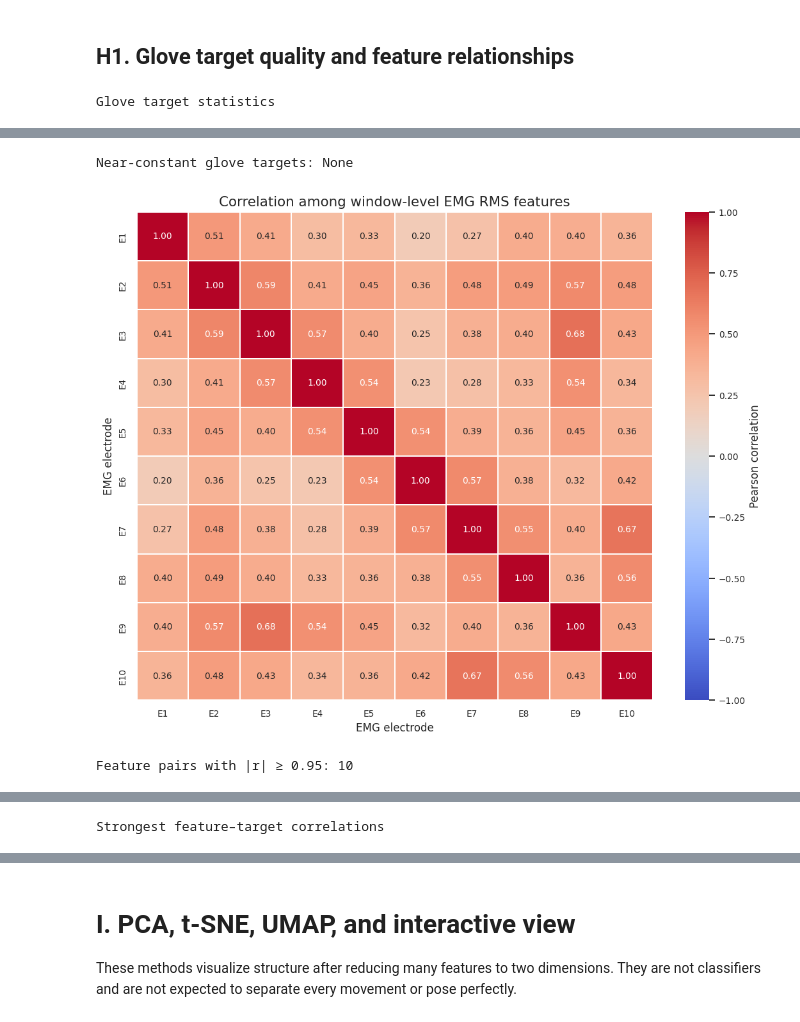
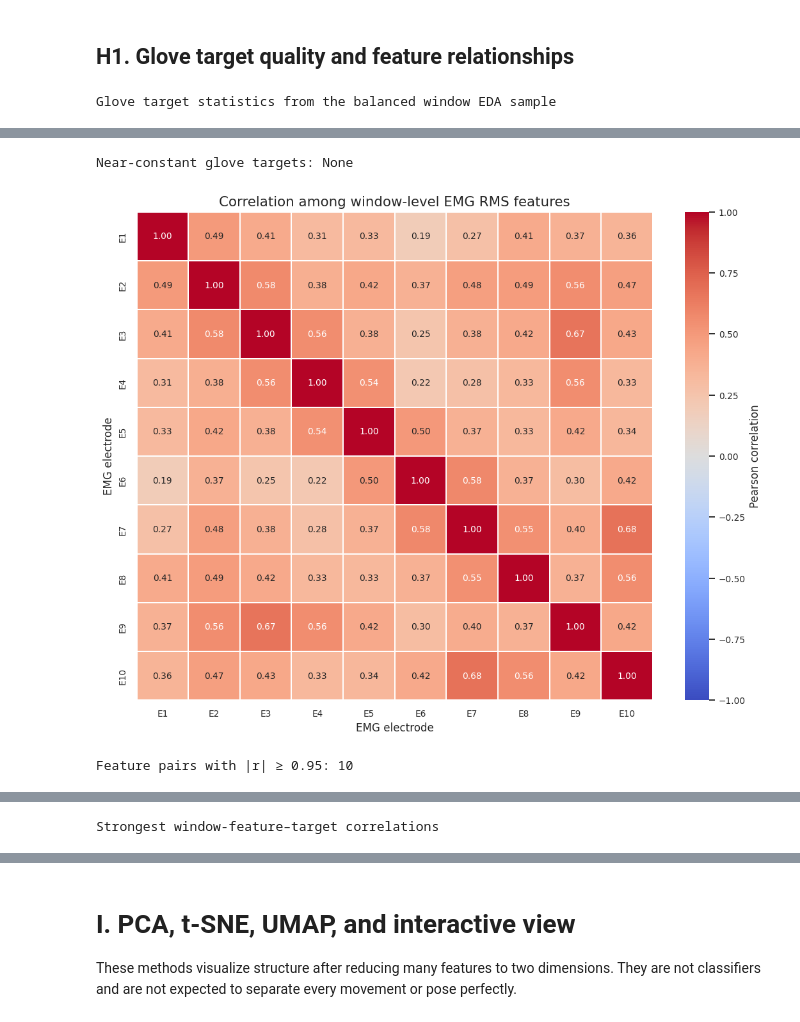
Before and after one commit to tasnovahaque/Group10_NinaProDB1_ML, a Jupyter notebook: code/task1/Group10_NinaProDb1_task1_eda.ipynb, the cells around one changed output, grey strips where cells are left out. Drawn from its saved outputs; the diff is of its cells as text; code cells hidden in the pictures.

```diff
--- a/code/task1/Group10_NinaProDb1_task1_eda.ipynb
+++ b/code/task1/Group10_NinaProDb1_task1_eda.ipynb
@@ -1022,31 +1190,52 @@ display(window_summary)
 # %% [markdown]
 ## H1. Glove target quality and feature relationships
 # %%
-target_stats = describe_columns(window_G, target_names)
-print("Glove target statistics")
+target_stats = describe_columns(eda_window_G, target_names)
+print("Glove target statistics from the balanced window EDA sample")
 display(target_stats.round(3))
-near_constant_targets = target_stats.index[target_stats["std"] < 1e-6].tolist()
-print("Near-constant glove targets:", near_constant_targets if near_constant_targets else "None")
 
-rms_columns = [f"RMS_E{i+1}" for i in range(len(emg_columns))]
-rms_corr = window_X[rms_columns].corr()
+near_constant_targets = target_stats.index[
+    target_stats["std"] < 1e-6
+].tolist()
+print(
+    "Near-constant glove targets:",
+    near_constant_targets if near_constant_targets else "None",
+)
+
+rms_columns = [f"RMS_E{i + 1}" for i in range(10)]
+rms_corr = eda_window_X[rms_columns].corr()
+
 annotated_heatmap(
     rms_corr,
     title="Correlation among window-level EMG RMS features",
-    xlabels=[f"E{i+1}" for i in range(len(rms_columns))],
-    ylabels=[f"E{i+1}" for i in range(len(rms_columns))],
+    xlabels=[f"E{i + 1}" for i in range(10)],
+    ylabels=[f"E{i + 1}" for i in range(10)],
     xlabel="EMG electrode",
     ylabel="EMG electrode",
     figsize=(10, 8),
     font_size=9,
 )
 
-redundant_features = high_correlation_pairs(window_X, threshold=0.95)
+redundant_features = high_correlation_pairs(
+    eda_window_X,
+    threshold=0.95,
+)
 print(f"Feature pairs with |r| ≥ 0.95: {len(redundant_features)}")
 if len(redundant_features):
-    display(redundant_features.head(15).rename("r").reset_index().round(3))
+    display(
+        redundant_features
+        .head(15)
+        .rename("r")
+        .reset_index()
+        .round(3)
+    )
 
-feature_target_corr = pd.concat([window_X, window_G], axis=1).corr().loc[feature_names, target_names]
+feature_target_corr = (
+    pd.concat([eda_window_X, eda_window_G], axis=1)
+    .corr()
+    .loc[feature_names, target_names]
+)
+
 association_rows = []
 for feature in feature_names:
     for target in target_names:
@@ -1057,9 +1246,19 @@ for feature in feature_names:
             "r": value,
             "abs_r": abs(value),
         })
-association_df = pd.DataFrame(association_rows).sort_values("abs_r", ascending=False)
-print("Strongest feature–target correlations")
-display(association_df.head(20).drop(columns="abs_r").round(3))
+
+association_df = (
+    pd.DataFrame(association_rows)
+    .sort_values("abs_r", ascending=False)
+)
+
+print("Strongest window-feature–target correlations")
+display(
+    association_df
+    .head(20)
+    .drop(columns="abs_r")
+    .round(3)
+)
 # %% [output]
-Glove target statistics
+Glove target statistics from the balanced window EDA sample
 |  | mean | median | std | min | q25 | q75 | max | skewness | kurtosis | outlier_% |
@@ -1082,4 +1281,4 @@ Glove target statistics
 Near-constant glove targets: None
-[figure, old version]
+[figure, new version]
 Feature pairs with |r| ≥ 0.95: 10
 |  | level_0 | level_1 | r |
@@ -1096,2 +1295,2 @@ Feature pairs with |r| ≥ 0.95: 10
-Strongest feature–target correlations
+Strongest window-feature–target correlations
 |  | EMG_feature | Glove_target | r |
```
Also changed, not shown: parts of 5 cells of this notebook.
